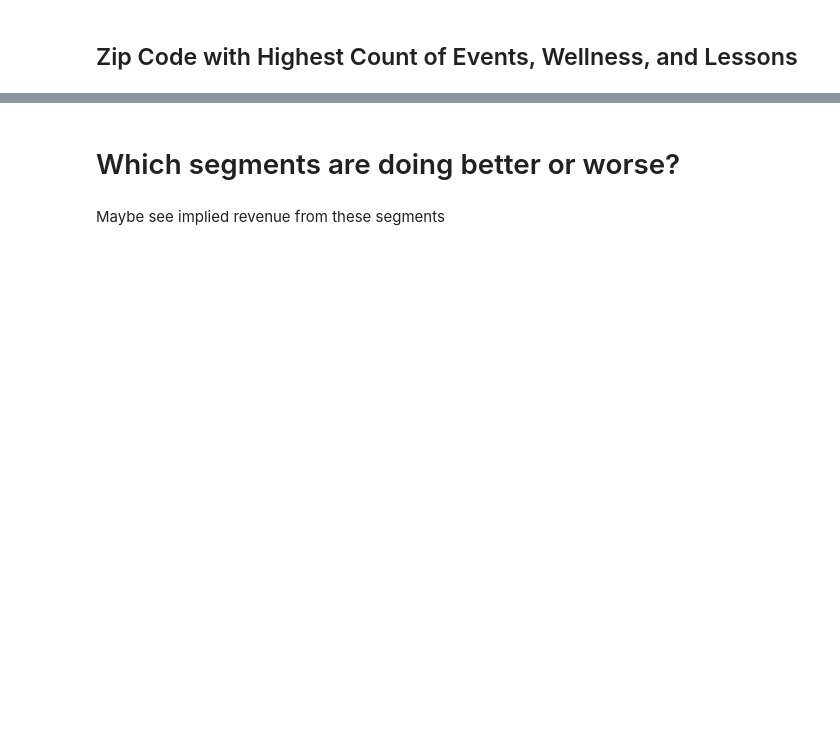
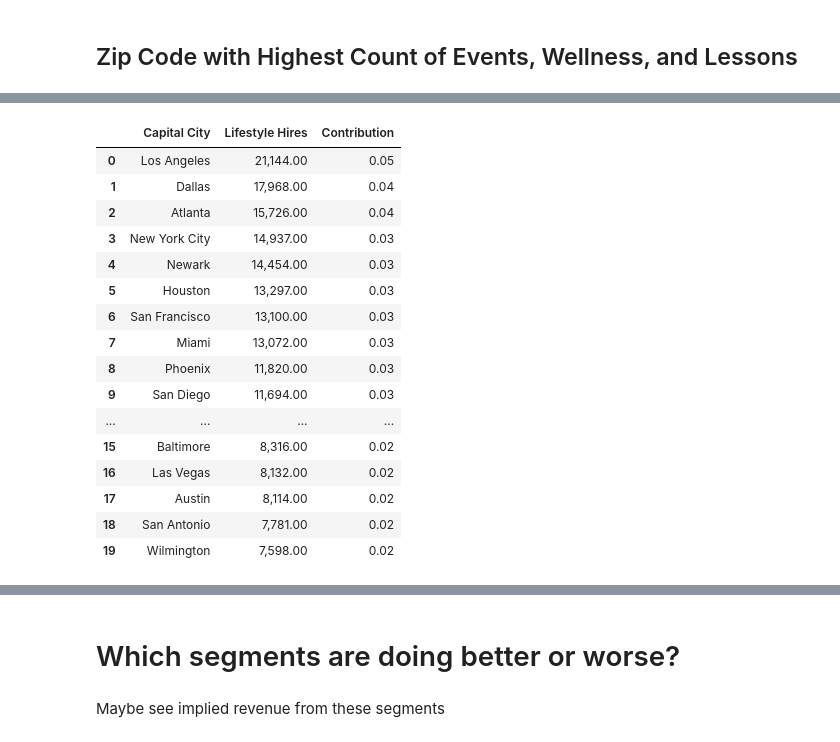
Before and after one commit to ameeruljunaidi/ScrapeThumbtack, a Jupyter notebook: analysis/data_exploration.ipynb, the cells around one changed output, grey strips where cells are left out. Drawn from its saved outputs; the diff is of its cells as text; code cells hidden in the pictures; blank space fills up the shorter version.

```diff
--- a/analysis/data_exploration.ipynb
+++ b/analysis/data_exploration.ipynb
@@ -247,0 +225,31 @@ plt.show()
+# %%
+dfLifeStyleHiresByZipChart = dfLifeStyle.groupby("Capital City")["Hires"].sum().sort_values(ascending=False)
+
+dfLifeStyleHiresByZip = dfLifeStyleHiresByZipChart.to_frame(
+    name="Lifestyle Hires"
+).reset_index()
+
+dfLifeStyleHiresByZip["Contribution"] = (
+    dfLifeStyleHiresByZip["Lifestyle Hires"]
+    / dfLifeStyleHiresByZip["Lifestyle Hires"].sum()
+)
+
+dfLifeStyleHiresByZip.sort_values(by="Lifestyle Hires", ascending=False)[:20]
+# %% [output]
+|  | Capital City | Lifestyle Hires | Contribution |
+| 0 | Los Angeles | 21,144.00 | 0.05 |
+| 1 | Dallas | 17,968.00 | 0.04 |
+| 2 | Atlanta | 15,726.00 | 0.04 |
+| 3 | New York City | 14,937.00 | 0.03 |
+| 4 | Newark | 14,454.00 | 0.03 |
+| 5 | Houston | 13,297.00 | 0.03 |
+| 6 | San Francisco | 13,100.00 | 0.03 |
+| 7 | Miami | 13,072.00 | 0.03 |
+| 8 | Phoenix | 11,820.00 | 0.03 |
+| 9 | San Diego | 11,694.00 | 0.03 |
+| ... | ... | ... | ... |
+| 15 | Baltimore | 8,316.00 | 0.02 |
+| 16 | Las Vegas | 8,132.00 | 0.02 |
+| 17 | Austin | 8,114.00 | 0.02 |
+| 18 | San Antonio | 7,781.00 | 0.02 |
+| 19 | Wilmington | 7,598.00 | 0.02 |
```
Also changed, not shown: parts of 27 cells of this notebook, 2 other files.
